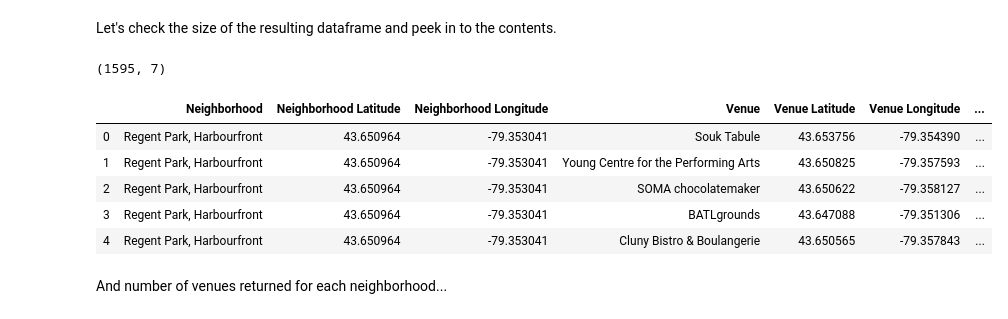
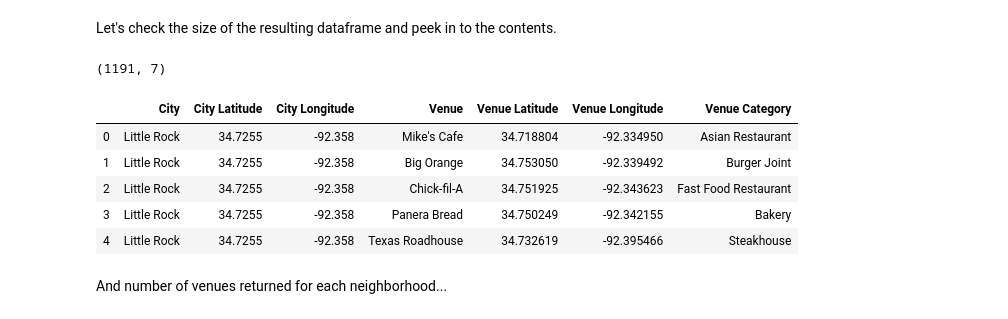
Before and after one commit to githubfezan/Coursera_Capstone, a Jupyter notebook: The_Battle_of_Neighborhoods_-_A Family_Business_Moving_to_a_New_Location.ipynb, the cells around one changed output. Saved outputs shown, nothing was run; the diff lists cells and outputs as text; code cells hidden in the pictures.

```diff
--- a/The_Battle_of_Neighborhoods_-_A Family_Business_Moving_to_a_New_Location.ipynb
+++ b/The_Battle_of_Neighborhoods_-_A Family_Business_Moving_to_a_New_Location.ipynb
@@ -606,10 +631,10 @@ df_toronto.head()
 Create a map of Toronto city with selected neighborhoods superimposed on top using **Folium** visualization library.
 # %%
 # create map of Toronto using latitude and longitude values
-map_toronto = folium.Map(location=[latitude, longitude], zoom_start=12)
+map_usa = folium.Map(location=[latitude, longitude], zoom_start=5)
 
 # add markers to map
-for lat, lng, label in zip(df_toronto['Latitude'], df_toronto['Longitude'], df_toronto['Neighborhood']):
+for lat, lng, label in zip(sel_cities['lat'], sel_cities['lng'], sel_cities['city']):
     label = folium.Popup(label, parse_html=True)
     folium.CircleMarker(
         [lat, lng],
@@ -619,9 +644,9 @@ for lat, lng, label in zip(df_toronto['Latitude'], df_toronto['Longitude'], df_t
         fill=True,
         fill_color='#3186cc',
         fill_opacity=0.7,
-        parse_html=False).add_to(map_toronto)
+        parse_html=False).add_to(map_usa)
 
-map_toronto
+map_usa
 # %% [output]
 [interactive output not drawn]
 # %% [markdown]
@@ -631,11 +656,11 @@ Let's use the Foursquare API to explore the neighborhoods and segment them.
 # %%
 # Define Foursquare Credentials, Version and Limits.
 CLIENT_ID = '3BCVAXKBYMT2WBM10IJUSYVZUVSU15GUZLHLNS4NKPFSBLEM' # your Foursquare ID
-CLIENT_SECRET = 'MDG201J4RR3FWOQ0RGFPBUE1TDQFAO0DH0KXL5MHJ3DA0J0T' # your Foursquare Secret
+CLIENT_SECRET = 'UMX4R2I5HYBTHFYSSTQPG2H1YPXPQ5IJ4V1FXLZPV5BQYE3R' # your Foursquare Secret
 VERSION = '20180605' # Foursquare API version
 
-LIMIT = 100 # limit of number of venues returned by Foursquare API
-radius = 500 # define radius
+LIMIT = 500 # limit of number of venues returned by Foursquare API
+radius = 10000 # define radius
 
 print('Your credentails:')
 print('CLIENT_ID: ' + CLIENT_ID)
@@ -647,7 +672,7 @@ CLIENT_SECRET:MDG201J4RR3FWOQ0RGFPBUE1TDQFAO0DH0KXL5MHJ3DA0J0T
 # %% [markdown]
 Let's borrow the function from New York city lab to explore all the neighborhoods in selected boroughs.
 # %%
-def getNearbyVenues(names, latitudes, longitudes, radius=500):
+def getNearbyVenues(names, latitudes, longitudes):
 
     venues_list=[]
     for name, lat, lng in zip(names, latitudes, longitudes):
@@ -677,9 +702,9 @@ def getNearbyVenues(names, latitudes, longitudes, radius=500):
             v['venue']['categories'][0]['name']) for v in results])
 
     nearby_venues = pd.DataFrame([item for venue_list in venues_list for item in venue_list])
-    nearby_venues.columns = ['Neighborhood',
-                  'Neighborhood Latitude',
-                  'Neighborhood Longitude',
+    nearby_venues.columns = ['City',
+                  'City Latitude',
+                  'City Longitude',
                   'Venue',
                   'Venue Latitude',
                   'Venue Longitude',
@@ -713,0 +716,5 @@ Business reply mail Processing CentrE
+# %%
+usa_venues = getNearbyVenues(names=sel_cities['city'],
+                                   latitudes=sel_cities['lat'],
+                                   longitudes=sel_cities['lng']
+                                  )
@@ -714,16 +734,16 @@ Business reply mail Processing CentrE
 # %% [markdown]
 Let's check the size of the resulting dataframe and peek in to the contents.
 # %%
-print(toronto_venues.shape)
-toronto_venues.head()
+print(usa_venues.shape)
+usa_venues.head()
 # %% [output]
-(1595, 7)
+(1191, 7)
-|  | Neighborhood | Neighborhood Latitude | Neighborhood Longitude | Venue | Venue Latitude | Venue Longitude | ... |
-| 0 | Regent Park, Harbourfront | 43.650964 | -79.353041 | Souk Tabule | 43.653756 | -79.354390 | ... |
-| 1 | Regent Park, Harbourfront | 43.650964 | -79.353041 | Young Centre for the Performing Arts | 43.650825 | -79.357593 | ... |
-| 2 | Regent Park, Harbourfront | 43.650964 | -79.353041 | SOMA chocolatemaker | 43.650622 | -79.358127 | ... |
-| 3 | Regent Park, Harbourfront | 43.650964 | -79.353041 | BATLgrounds | 43.647088 | -79.351306 | ... |
-| 4 | Regent Park, Harbourfront | 43.650964 | -79.353041 | Cluny Bistro & Boulangerie | 43.650565 | -79.357843 | ... |
+|  | City | City Latitude | City Longitude | Venue | Venue Latitude | Venue Longitude | Venue Category |
+| 0 | Little Rock | 34.7255 | -92.358 | Mike's Cafe | 34.718804 | -92.334950 | Asian Restaurant |
+| 1 | Little Rock | 34.7255 | -92.358 | Big Orange | 34.753050 | -92.339492 | Burger Joint |
+| 2 | Little Rock | 34.7255 | -92.358 | Chick-fil-A | 34.751925 | -92.343623 | Fast Food Restaurant |
+| 3 | Little Rock | 34.7255 | -92.358 | Panera Bread | 34.750249 | -92.342155 | Bakery |
+| 4 | Little Rock | 34.7255 | -92.358 | Texas Roadhouse | 34.732619 | -92.395466 | Steakhouse |
 # %% [markdown]
 And number of venues  returned for each neighborhood...
 # %%
```
Also changed, not shown: parts of 53 cells of this notebook.
